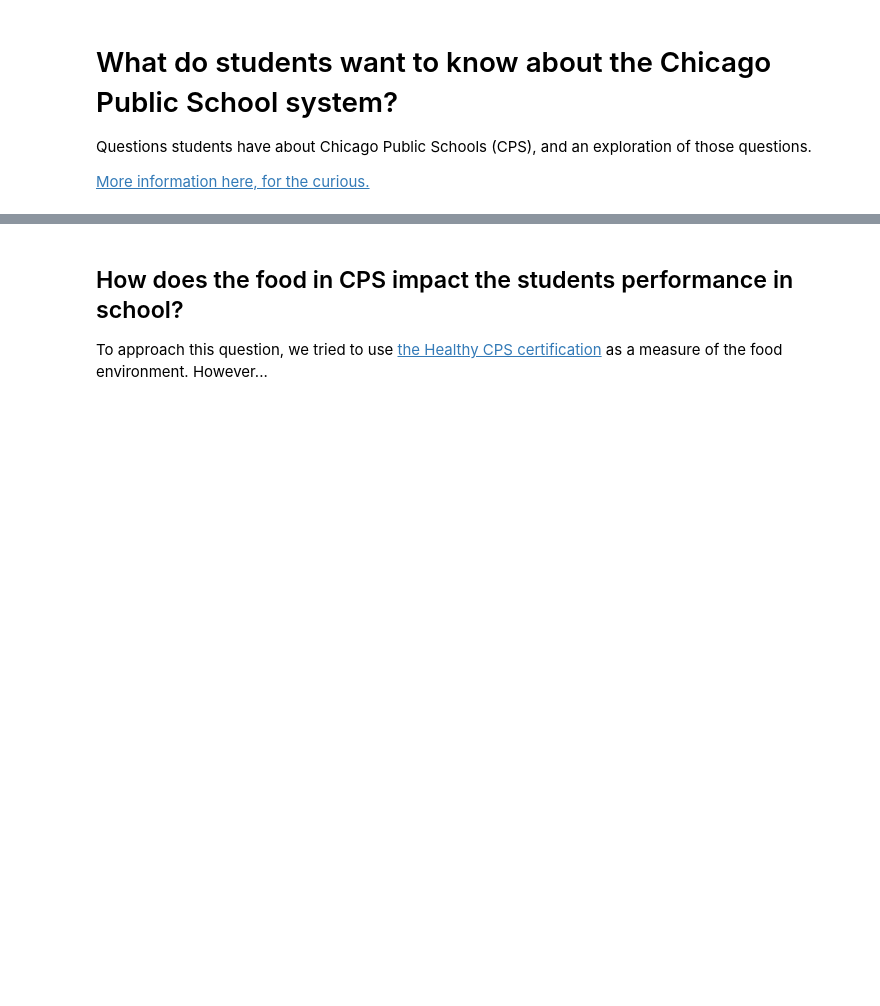
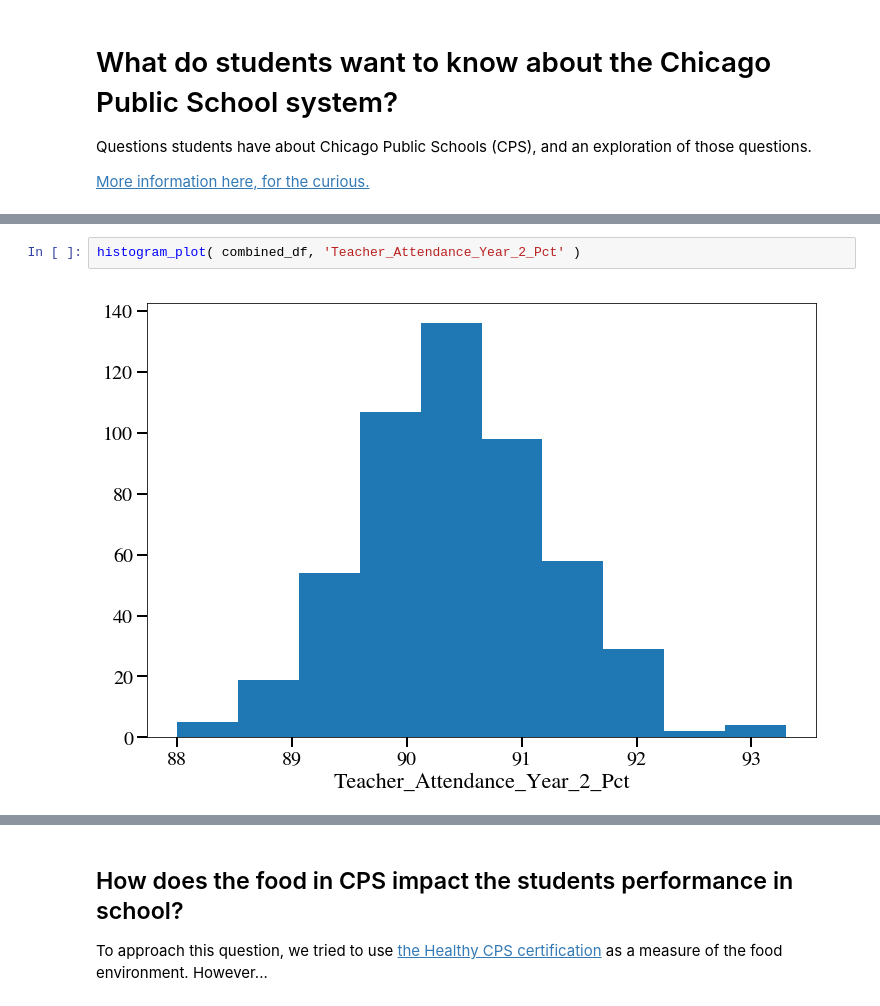
Before and after one commit to avault/chicago_public_schools, a Jupyter notebook: analyses/analysis_setup.ipynb, the cells around one changed output, grey strips where cells are left out. Cells and saved outputs as stored; diff of their text form; blank space fills up the shorter version.

```diff
--- a/analyses/analysis_setup.ipynb
+++ b/analyses/analysis_setup.ipynb
@@ -26,0 +93,4 @@ combined_df, hs_df = analysis_helper.load_data()
+# %%
+histogram_plot( combined_df, 'Teacher_Attendance_Year_2_Pct' )
+# %% [output]
+[figure, added]
```
Also changed, not shown: parts of 16 cells of this notebook, 1 other file.
